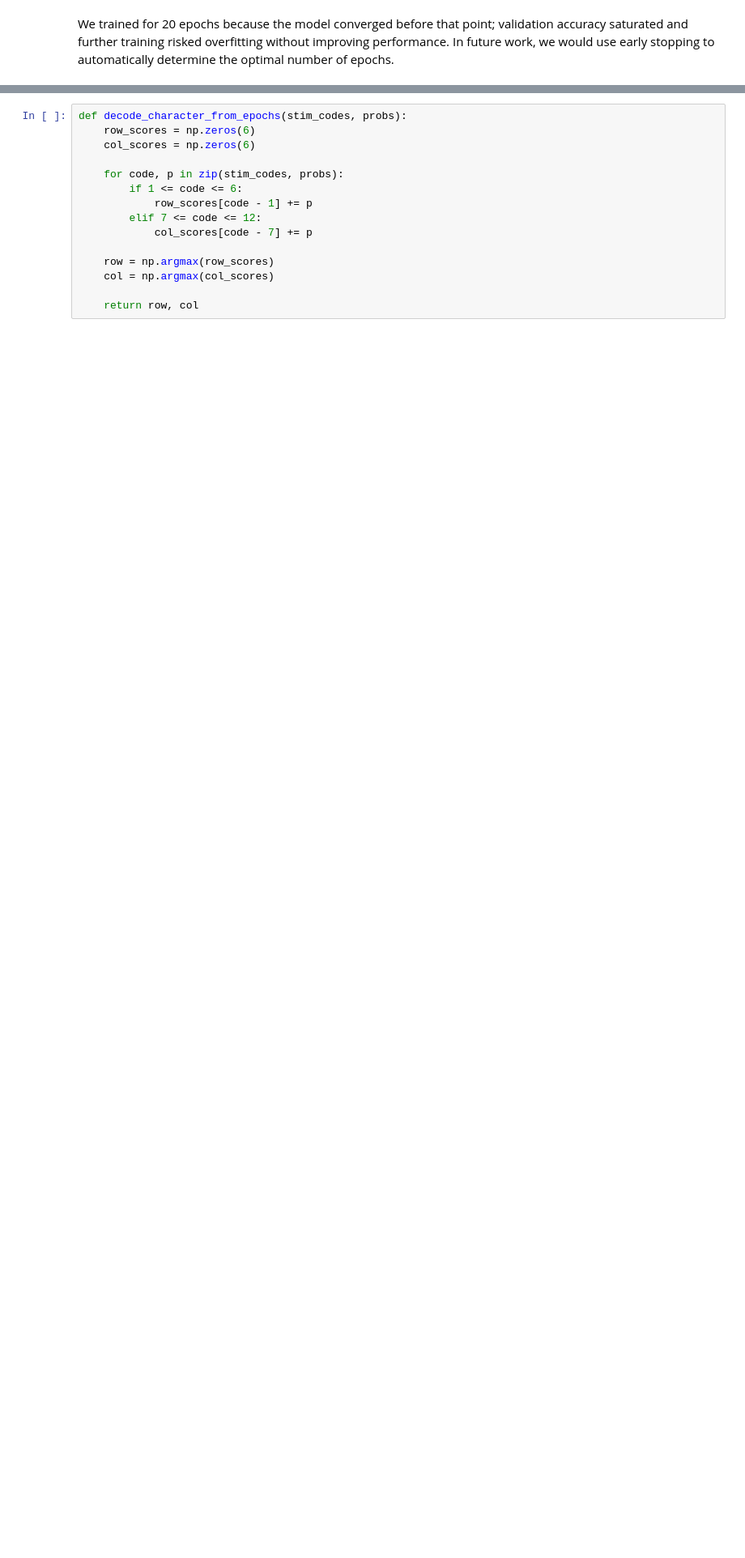
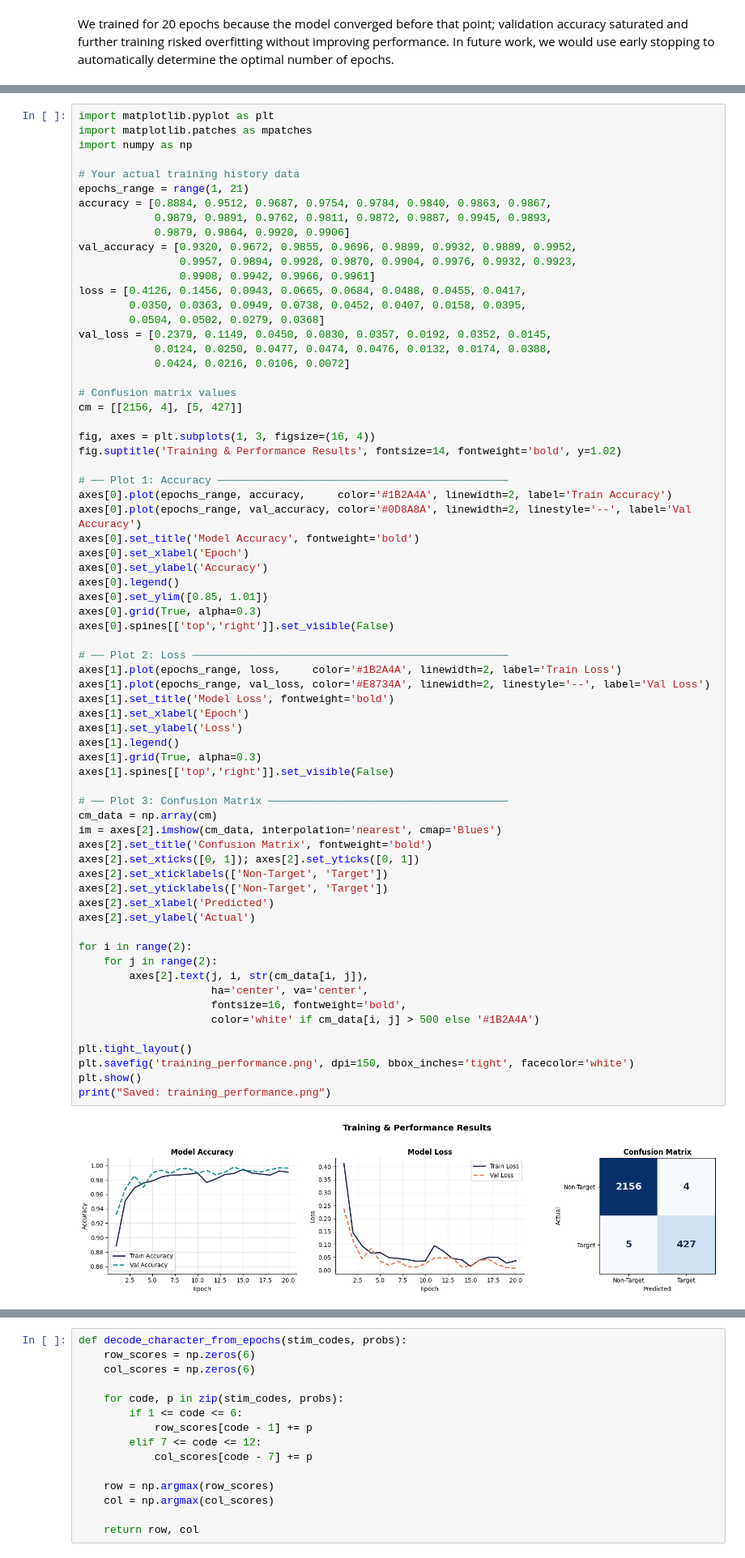
Before and after one commit to Ravi-ranjan1801/P300-BCI-Speller, a Jupyter notebook: notebooks/02_training_and_model_saving.ipynb, the cells around one changed output, grey strips where cells are left out. Shown at 81% size. Drawn from its saved outputs; the diff is of its cells as text; blank space fills up the shorter version.

Commit message:
preprocessing outputs added and training performances were visulized through graphs

```diff
--- a/notebooks/02_training_and_model_saving.ipynb
+++ b/notebooks/02_training_and_model_saving.ipynb
@@ -152,0 +261,70 @@ print(X_test.shape, stim_test.shape)
+# %%
+import matplotlib.pyplot as plt
+import matplotlib.patches as mpatches
+import numpy as np
+
+# Your actual training history data
+epochs_range = range(1, 21)
+accuracy = [0.8884, 0.9512, 0.9687, 0.9754, 0.9784, 0.9840, 0.9863, 0.9867,
+            0.9879, 0.9891, 0.9762, 0.9811, 0.9872, 0.9887, 0.9945, 0.9893,
+            0.9879, 0.9864, 0.9920, 0.9906]
+val_accuracy = [0.9320, 0.9672, 0.9855, 0.9696, 0.9899, 0.9932, 0.9889, 0.9952,
+                0.9957, 0.9894, 0.9928, 0.9870, 0.9904, 0.9976, 0.9932, 0.9923,
+                0.9908, 0.9942, 0.9966, 0.9961]
+loss = [0.4126, 0.1456, 0.0943, 0.0665, 0.0684, 0.0488, 0.0455, 0.0417,
+        0.0350, 0.0363, 0.0949, 0.0738, 0.0452, 0.0407, 0.0158, 0.0395,
+        0.0504, 0.0502, 0.0279, 0.0368]
+val_loss = [0.2379, 0.1149, 0.0450, 0.0830, 0.0357, 0.0192, 0.0352, 0.0145,
+            0.0124, 0.0250, 0.0477, 0.0474, 0.0476, 0.0132, 0.0174, 0.0388,
+            0.0424, 0.0216, 0.0106, 0.0072]
+
+# Confusion matrix values
+cm = [[2156, 4], [5, 427]]
+
+fig, axes = plt.subplots(1, 3, figsize=(16, 4))
+fig.suptitle('Training & Performance Results', fontsize=14, fontweight='bold', y=1.02)
+
+# ── Plot 1: Accuracy ──────────────────────────────────────────────
+axes[0].plot(epochs_range, accuracy,     color='#1B2A4A', linewidth=2, label='Train Accuracy')
+axes[0].plot(epochs_range, val_accuracy, color='#0D8A8A', linewidth=2, linestyle='--', label='Val Accuracy')
+axes[0].set_title('Model Accuracy', fontweight='bold')
+axes[0].set_xlabel('Epoch')
+axes[0].set_ylabel('Accuracy')
+axes[0].legend()
+axes[0].set_ylim([0.85, 1.01])
+axes[0].grid(True, alpha=0.3)
+axes[0].spines[['top','right']].set_visible(False)
+
+# ── Plot 2: Loss ──────────────────────────────────────────────────
+axes[1].plot(epochs_range, loss,     color='#1B2A4A', linewidth=2, label='Train Loss')
+axes[1].plot(epochs_range, val_loss, color='#E8734A', linewidth=2, linestyle='--', label='Val Loss')
+axes[1].set_title('Model Loss', fontweight='bold')
+axes[1].set_xlabel('Epoch')
+axes[1].set_ylabel('Loss')
+axes[1].legend()
+axes[1].grid(True, alpha=0.3)
+axes[1].spines[['top','right']].set_visible(False)
+
+# ── Plot 3: Confusion Matrix ──────────────────────────────────────
+cm_data = np.array(cm)
+im = axes[2].imshow(cm_data, interpolation='nearest', cmap='Blues')
+axes[2].set_title('Confusion Matrix', fontweight='bold')
+axes[2].set_xticks([0, 1]); axes[2].set_yticks([0, 1])
+axes[2].set_xticklabels(['Non-Target', 'Target'])
+axes[2].set_yticklabels(['Non-Target', 'Target'])
+axes[2].set_xlabel('Predicted')
+axes[2].set_ylabel('Actual')
+
+for i in range(2):
+    for j in range(2):
+        axes[2].text(j, i, str(cm_data[i, j]),
+                     ha='center', va='center',
+                     fontsize=16, fontweight='bold',
+                     color='white' if cm_data[i, j] > 500 else '#1B2A4A')
+
+plt.tight_layout()
+plt.savefig('training_performance.png', dpi=150, bbox_inches='tight', facecolor='white')
+plt.show()
+print("Saved: training_performance.png")
+# %% [output]
+[figure, added]
```
Also changed, not shown: parts of 19 cells of this notebook, 5 other files.
